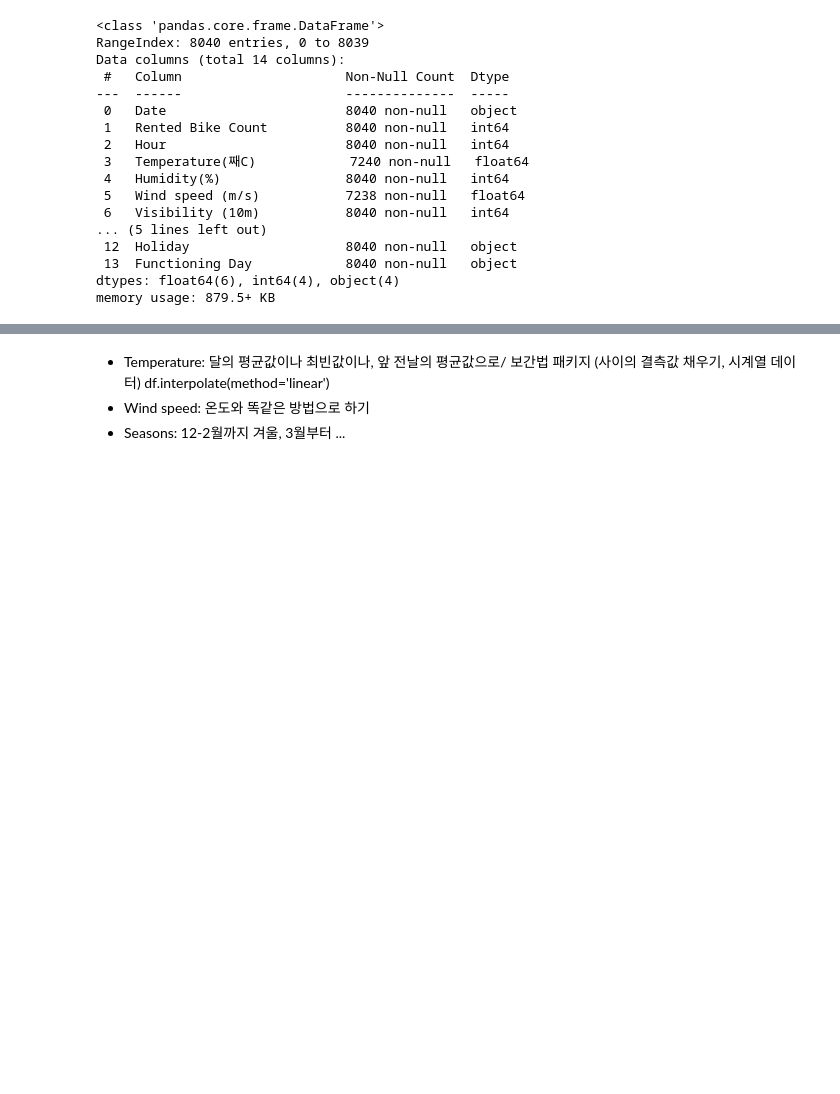
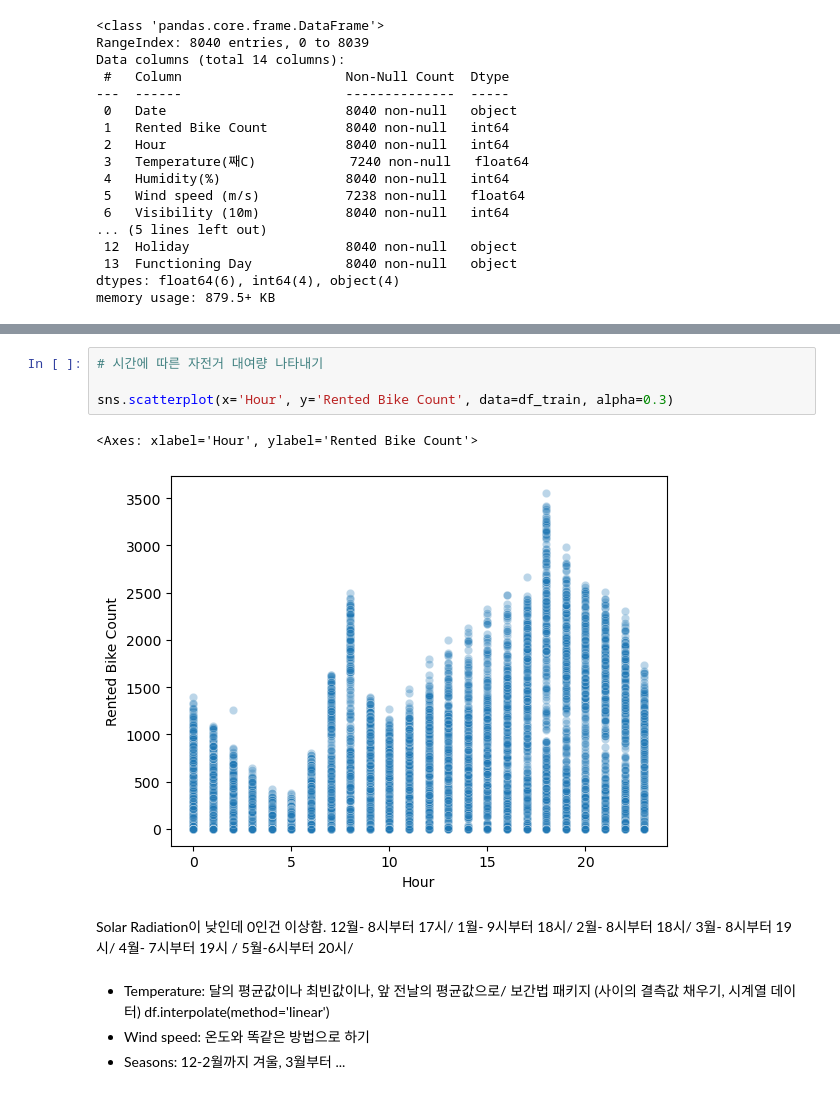
Before and after one commit to TAYKang1008/BAF-17-FRESH-Edu, a Jupyter notebook: 17기_신입교육세션_과제4_강태희.ipynb, the cells around one changed output, grey strips where cells are left out. Saved outputs shown, nothing was run; the diff lists cells and outputs as text; blank space fills up the shorter version.

```diff
--- a/17기_신입교육세션_과제4_강태희.ipynb
+++ b/17기_신입교육세션_과제4_강태희.ipynb
@@ -61,3 +195,12 @@ memory usage: 879.5+ KB
+# %%
+# 시간에 따른 자전거 대여량 나타내기
+
+sns.scatterplot(x='Hour', y='Rented Bike Count', data=df_train, alpha=0.3)
+# %% [output]
+<Axes: xlabel='Hour', ylabel='Rented Bike Count'>
+[figure, added]
+# %% [markdown]
+Solar Radiation이 낮인데 0인건 이상함. 12월- 8시부터 17시/ 1월- 9시부터 18시/ 2월- 8시부터 18시/ 3월- 8시부터 19시/ 4월- 7시부터 19시 / 5월-6시부터 20시/
 # %% [markdown]
 - Temperature: 달의 평균값이나 최빈값이나, 앞 전날의 평균값으로/ 보간법 패키지 (사이의 결측값 채우기, 시계열 데이터)
              df.interpolate(method='linear')
```
Also changed, not shown: parts of 11 cells of this notebook.
